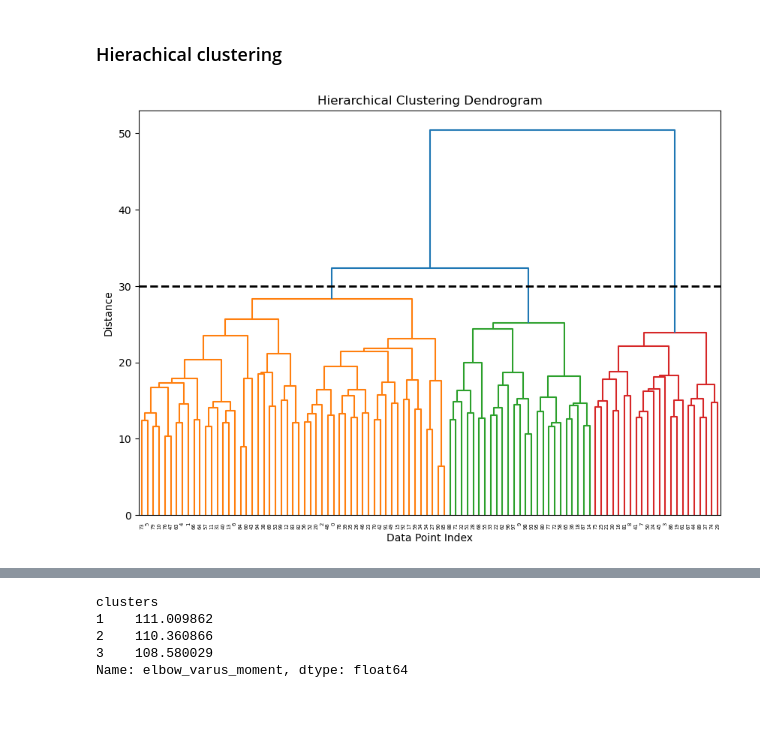
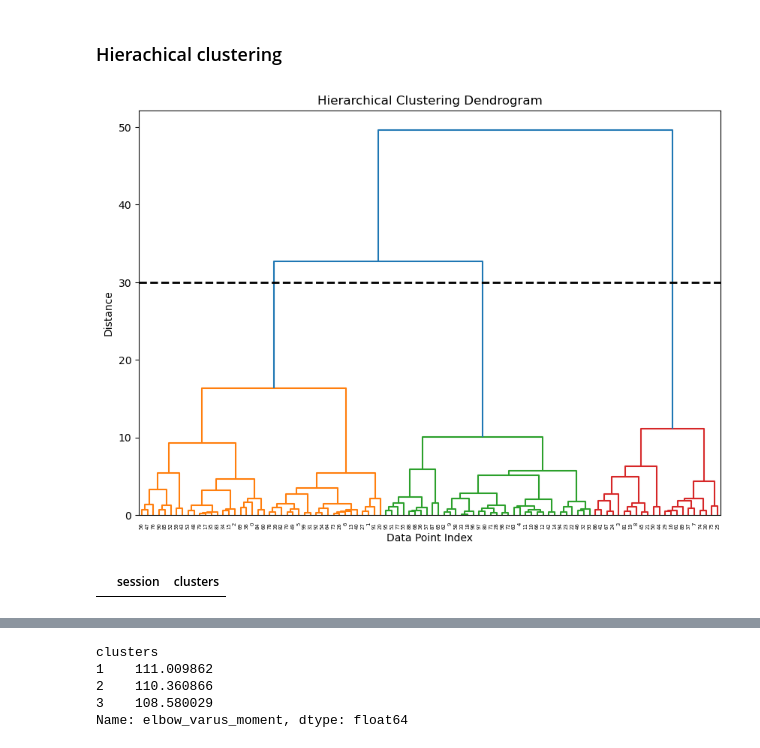
Before and after one commit to yyanagita66/pitching_motion_classification, a Jupyter notebook: coordination_classification.ipynb, the cells around one changed output, grey strips where cells are left out. Drawn from its saved outputs; the diff is of its cells as text; code cells hidden in the pictures; blank space fills up the shorter version.

```diff
--- a/coordination_classification.ipynb
+++ b/coordination_classification.ipynb
@@ -273,0 +265,2 @@ processing: 3252_5, trial: 5
+# %%
+clustering_data = clustering_data.T
@@ -273,0 +287,5 @@ processing: 3252_5, trial: 5
+# %%
+pca = PCA(n_components=2)
+clustering_data = pca.fit_transform(clustering_data)
+df_clustering_data = pd.DataFrame(clustering_data, columns=["PC1", "PC2"])
+df_clustering_data
@@ -283,24 +323,24 @@ data shape after transporsed: (100, 741)
 # %%
 # clustering
 from scipy.cluster.hierarchy import dendrogram, linkage
 # Perform hierarchical clustering using Ward's method and Euclidean distance
-linked = linkage(clustering_data, method='ward', metric='euclidean')
+linked = linkage(df_clustering_data, method='ward', metric='euclidean')
 
 
 # Plot the dendrogram
 plt.figure(figsize=(10, 7))
 dendrogram(linked,
            orientation='top',
            distance_sort='descending',
            show_leaf_counts=True,
            color_threshold=30)
 plt.title('Hierarchical Clustering Dendrogram')
 plt.axhline(30, color='k', linestyle='--', linewidth=2)
 plt.xlabel('Data Point Index')
 plt.ylabel('Distance')
 plt.show()
 # %% [output]
-[figure, old version]
+[figure, new version]
 # %%
 from scipy.cluster.hierarchy import fcluster
 
@@ -311,10 +351,12 @@ max_d = 30
 clusters = fcluster(linked, max_d, criterion='distance')
 
 # get ids for pitchers
-ids = clustering_data.index
+ids = df_clustering_data.index
 
 # create and empty data frame
 df_clustering_results = pd.DataFrame(columns=["session", "clusters"])
+# %% [output]
+|  | session | clusters |
 # %%
 # fill the data frame with ids and clusters
 df_clustering_results["session"] = ids
```
Also changed, not shown: parts of 10 cells of this notebook.
